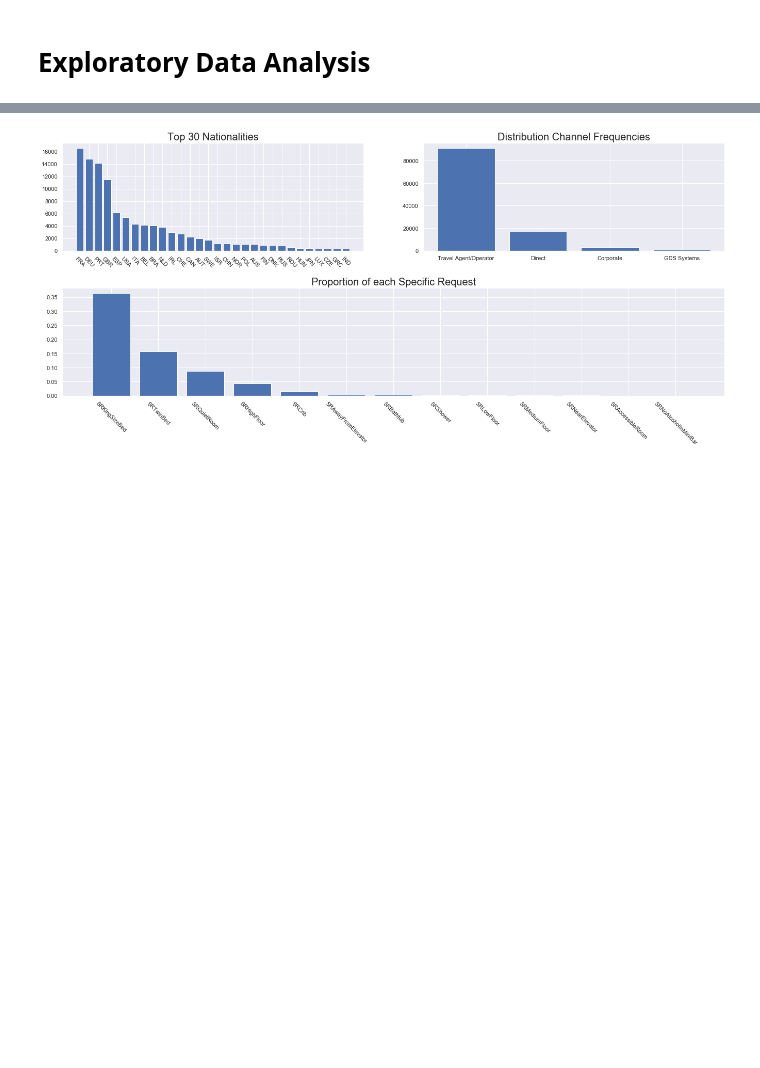
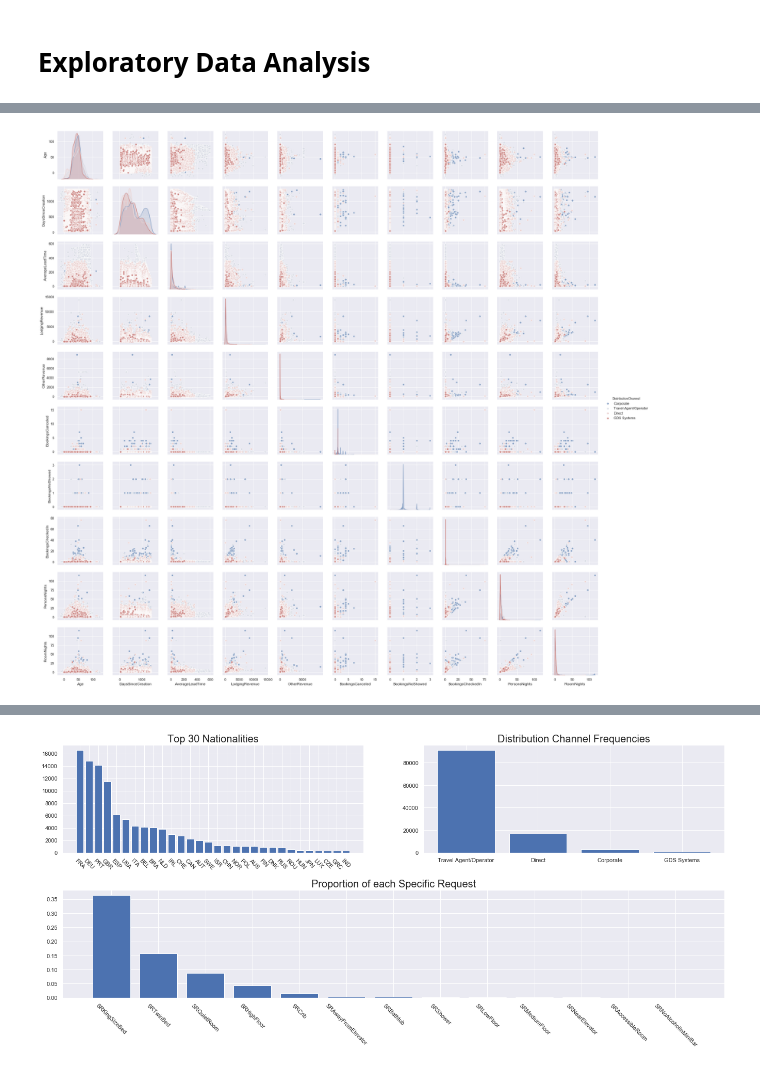
Before and after one commit to pmfs-alves/BCDS_Proj1_Segmentation, a Jupyter notebook: David.ipynb, the cells around one changed output, grey strips where cells are left out. Drawn from its saved outputs; the diff is of its cells as text; code cells hidden in the pictures; blank space fills up the shorter version.

```diff
--- a/David.ipynb
+++ b/David.ipynb
@@ -58,4 +58,8 @@ SRQuietRoom               int64
 dtype: object
 # %% [markdown]
 # Exploratory Data Analysis
+# %%
+# data
+metric_df = df.loc[:, (df.dtypes!="object") & (~df.columns.str.contains("SR"))]
+metric_df_hue = df.loc[:,(~df.columns.str.contains("Hash")) & (~df.columns.str.contains("SR"))].drop("ID",1).dropna()
 # %%
@@ -81,3 +84,9 @@ plt.show()
+# %%
+
+sns.pairplot(metric_df_hue,kind="scatter", hue="DistributionChannel", palette="vlag")
+plt.show()
+# %% [output]
+[figure, added]
 # %%
 sns.set()
 
```
Also changed, not shown: parts of 5 cells of this notebook, 1 other file.
